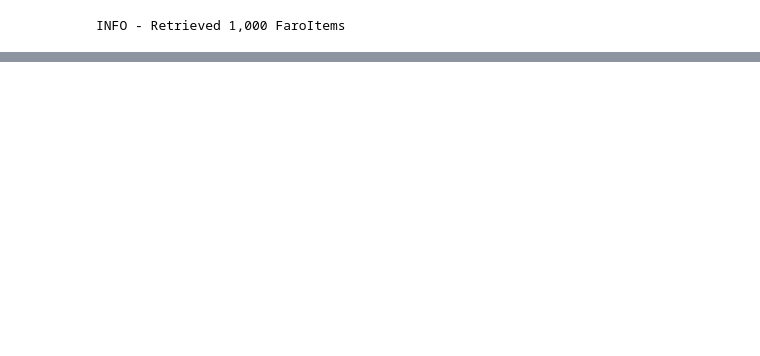
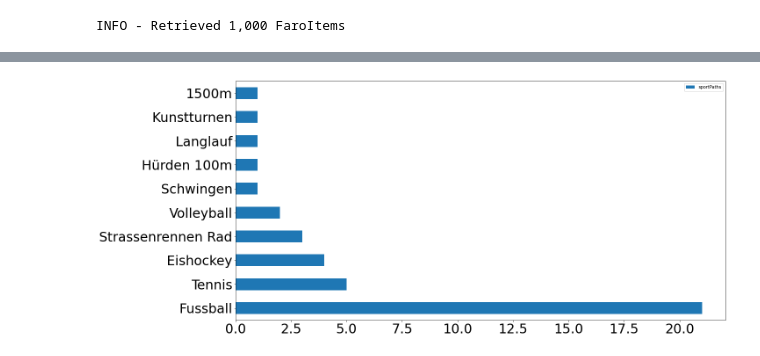
Before and after one commit to SRGSSR/srgssr-publication-data-api, a Jupyter notebook: examples/04_distribution_example.ipynb, the cells around one changed output, grey strips where cells are left out. Saved outputs shown, nothing was run; the diff lists cells and outputs as text; code cells hidden in the pictures; blank space fills up the shorter version.

```diff
--- a/examples/04_distribution_example.ipynb
+++ b/examples/04_distribution_example.ipynb
@@ -250,0 +196,13 @@ Name: bTit, dtype: object
+# %%
+(pd
+ .json_normalize(df.sportDoc)                # normalize sport doc entries
+ .dropna()                                   # remove empty entries
+ .sportPaths.explode()                       # explode array
+ .str.split('¦').str[-2]                     # split by symbol and select 2nd to last
+ .value_counts()                             # count occurrences
+ .to_frame()                                 # transform to data frame
+ .sort_values('sportPaths', ascending=False) # sort by occurrence
+ .head(10)                                   # pick top 10
+ .plot.barh(y='sportPaths', fontsize=30));   # plot as a horizontal bar chart
+# %% [output]
+[figure, added]
```
Also changed, not shown: parts of 34 cells of this notebook.
